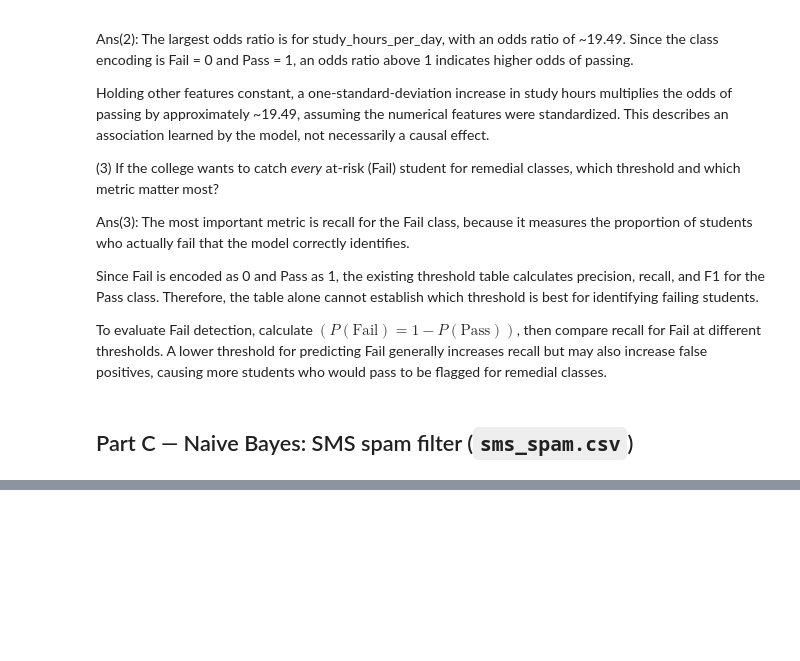
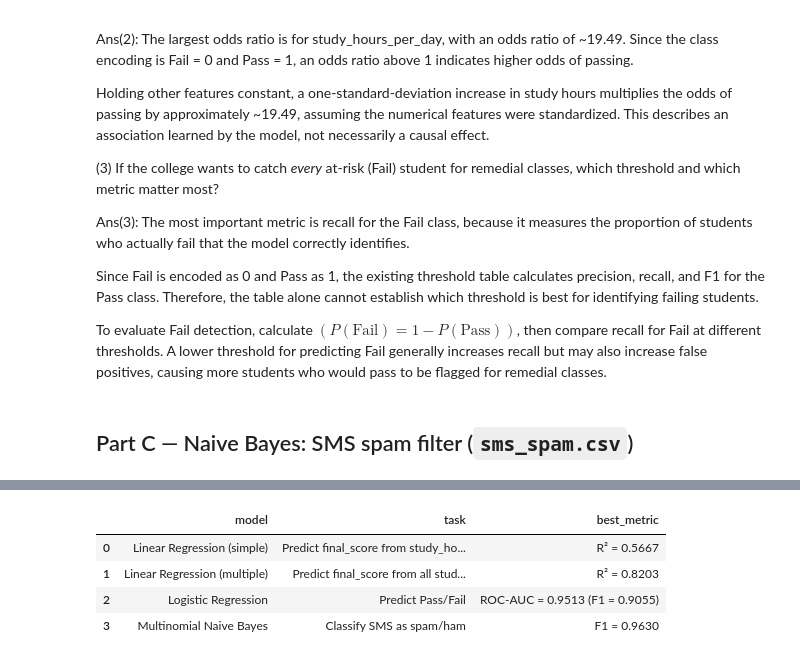
Before and after one commit to arpangreat/MCS-ML-first, a Jupyter notebook: assignments/model-comparison/starter_notebook.ipynb, the cells around one changed output, grey strips where cells are left out. Drawn from its saved outputs; the diff is of its cells as text; code cells hidden in the pictures; blank space fills up the shorter version.

```diff
--- a/assignments/model-comparison/starter_notebook.ipynb
+++ b/assignments/model-comparison/starter_notebook.ipynb
@@ -406,0 +632,28 @@ ys = (sms.label == 'spam').astype(int)
+# %%
+summary = pd.DataFrame({
+    'model': [
+        'Linear Regression (simple)',
+        'Linear Regression (multiple)',
+        'Logistic Regression',
+        'Multinomial Naive Bayes',
+    ],
+    'task': [
+        'Predict final_score from study_hours_per_day',
+        'Predict final_score from all student features',
+        'Predict Pass/Fail',
+        'Classify SMS as spam/ham',
+    ],
+    'best_metric': [
+        f'R² = {r2:.4f}',
+        f'R² = {r2_mul:.4f}',
+        f'ROC-AUC = {roc_auc:.4f} (F1 = {f1:.4f})',
+        f'F1 = {f1_nb:.4f}',
+    ],
+})
+display(summary)
+# %% [output]
+|  | model | task | best_metric |
+| 0 | Linear Regression (simple) | Predict final_score from study_ho... | R² = 0.5667 |
+| 1 | Linear Regression (multiple) | Predict final_score from all stud... | R² = 0.8203 |
+| 2 | Logistic Regression | Predict Pass/Fail | ROC-AUC = 0.9513 (F1 = 0.9055) |
+| 3 | Multinomial Naive Bayes | Classify SMS as spam/ham | F1 = 0.9630 |
```
Also changed, not shown: parts of 7 cells of this notebook, 10 other files.
